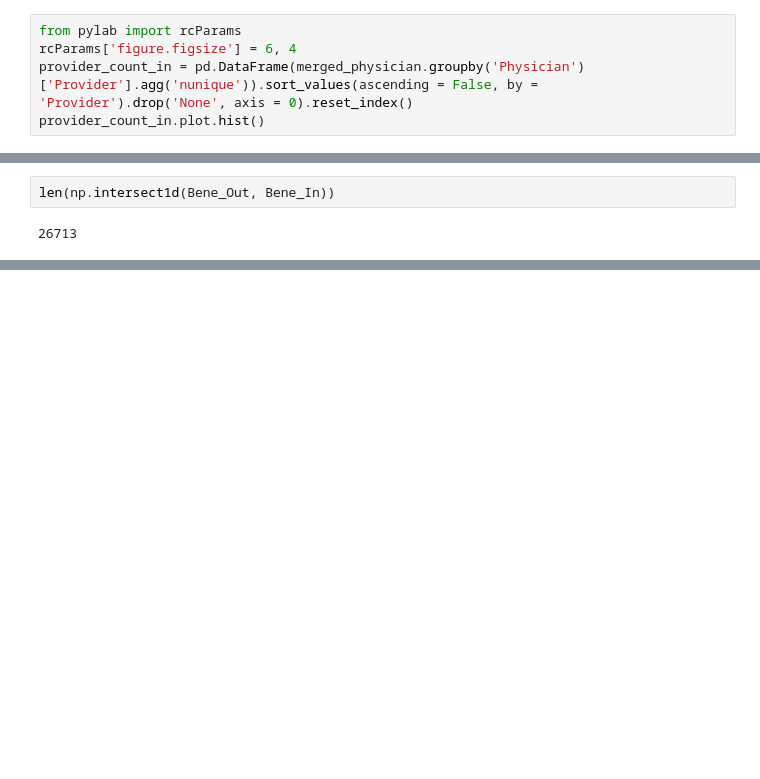
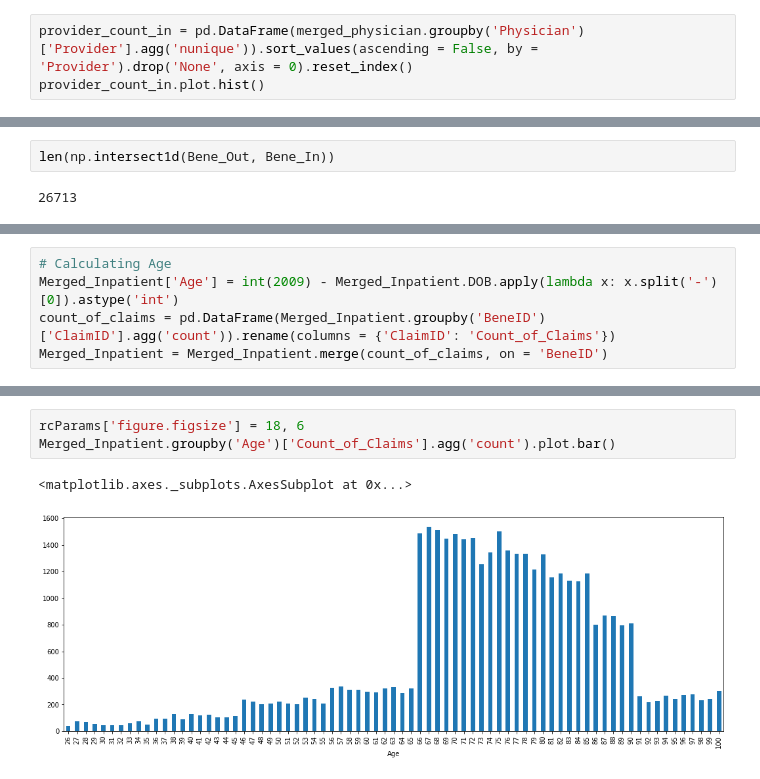
Before and after one commit to SubornaN/Health_Care_Fraud_Detection, a Jupyter notebook: Fraud_Detection_EDA.ipynb, the cells around one changed output, grey strips where cells are left out. Saved outputs shown, nothing was run; the diff lists cells and outputs as text; blank space fills up the shorter version.

```diff
--- a/Fraud_Detection_EDA.ipynb
+++ b/Fraud_Detection_EDA.ipynb
@@ -335,8 +336,6 @@ OP = Merged_Inpatient[['Provider', 'OtherPhysician']].copy().rename(columns = {'
 
 merged_physician = pd.concat([AP, OPP,OP], axis = 0)
 # %%
-from pylab import rcParams
-rcParams['figure.figsize'] = 6, 4
 provider_count_in = pd.DataFrame(merged_physician.groupby('Physician')['Provider'].agg('nunique')).sort_values(ascending = False, by = 'Provider').drop('None', axis = 0).reset_index()
 provider_count_in.plot.hist()
 # %% [output]
@@ -506,0 +510,5 @@ len(np.intersect1d(Bene_Out, Bene_In))
+# %%
+# Calculating Age
+Merged_Inpatient['Age'] = int(2009) - Merged_Inpatient.DOB.apply(lambda x: x.split('-')[0]).astype('int')
+count_of_claims = pd.DataFrame(Merged_Inpatient.groupby('BeneID')['ClaimID'].agg('count')).rename(columns = {'ClaimID': 'Count_of_Claims'})
+Merged_Inpatient = Merged_Inpatient.merge(count_of_claims, on = 'BeneID')
@@ -506,0 +538,6 @@ len(np.intersect1d(Bene_Out, Bene_In))
+# %%
+rcParams['figure.figsize'] = 18, 6
+Merged_Inpatient.groupby('Age')['Count_of_Claims'].agg('count').plot.bar()
+# %% [output]
+<matplotlib.axes._subplots.AxesSubplot at 0x...>
+[figure, added]
```
Also changed, not shown: parts of 18 cells of this notebook.
